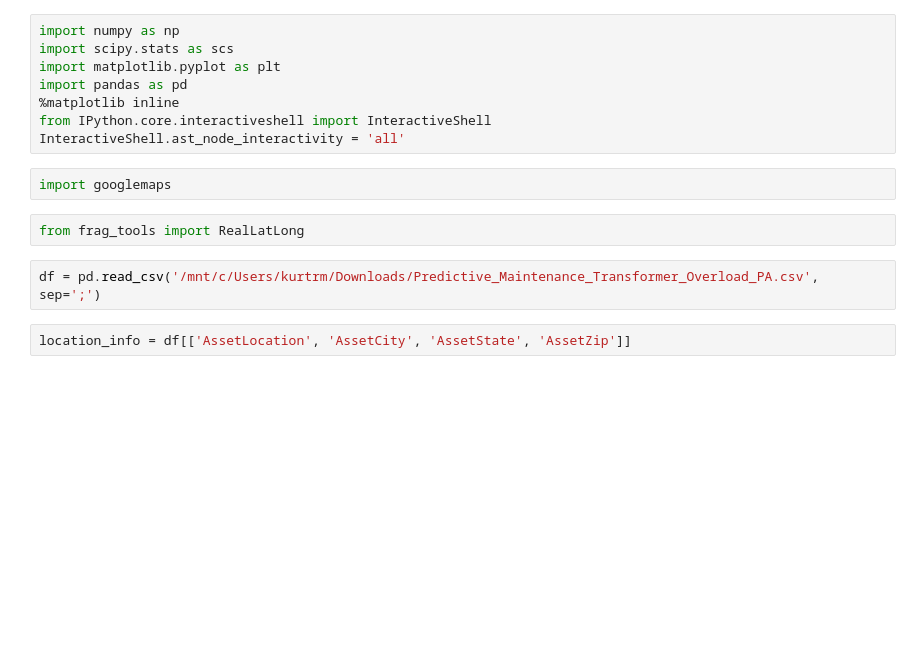
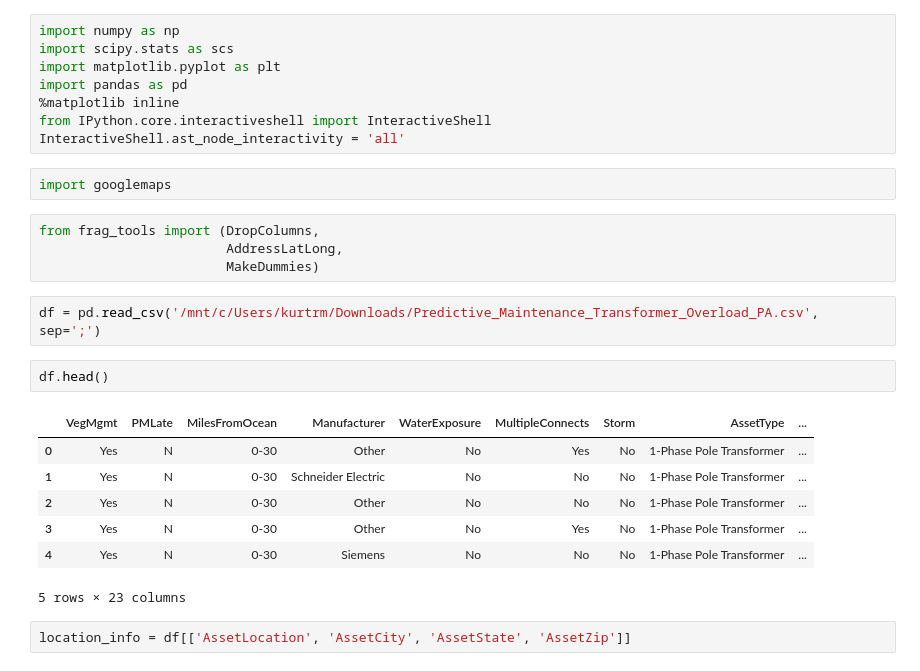
Before and after one commit to kurtrm/predicting_equipment_failure, a Jupyter notebook: notebooks/new_explore.ipynb, the cells around one changed output. Saved outputs shown, nothing was run; the diff lists cells and outputs as text; blank space fills up the shorter version.

```diff
--- a/notebooks/new_explore.ipynb
+++ b/notebooks/new_explore.ipynb
@@ -11,9 +11,21 @@ InteractiveShell.ast_node_interactivity = 'all'
 # %%
 import googlemaps
 # %%
-from frag_tools import RealLatLong
+from frag_tools import (DropColumns,
+                        AddressLatLong,
+                        MakeDummies)
 # %%
 df = pd.read_csv('/mnt/c/Users/kurtrm/Downloads/Predictive_Maintenance_Transformer_Overload_PA.csv', sep=';')
+# %%
+df.head()
+# %% [output]
+|  | VegMgmt | PMLate | MilesFromOcean | Manufacturer | WaterExposure | MultipleConnects | Storm | AssetType | ... |
+| 0 | Yes | N | 0-30 | Other | No | Yes | No | 1-Phase Pole Transformer | ... |
+| 1 | Yes | N | 0-30 | Schneider Electric | No | No | No | 1-Phase Pole Transformer | ... |
+| 2 | Yes | N | 0-30 | Other | No | No | No | 1-Phase Pole Transformer | ... |
+| 3 | Yes | N | 0-30 | Other | No | Yes | No | 1-Phase Pole Transformer | ... |
+| 4 | Yes | N | 0-30 | Siemens | No | No | No | 1-Phase Pole Transformer | ... |
+5 rows × 23 columns
 # %%
 location_info = df[['AssetLocation', 'AssetCity', 'AssetState', 'AssetZip']]
 # %%
```
Also changed, not shown: parts of 13 cells of this notebook, 1 other file.
